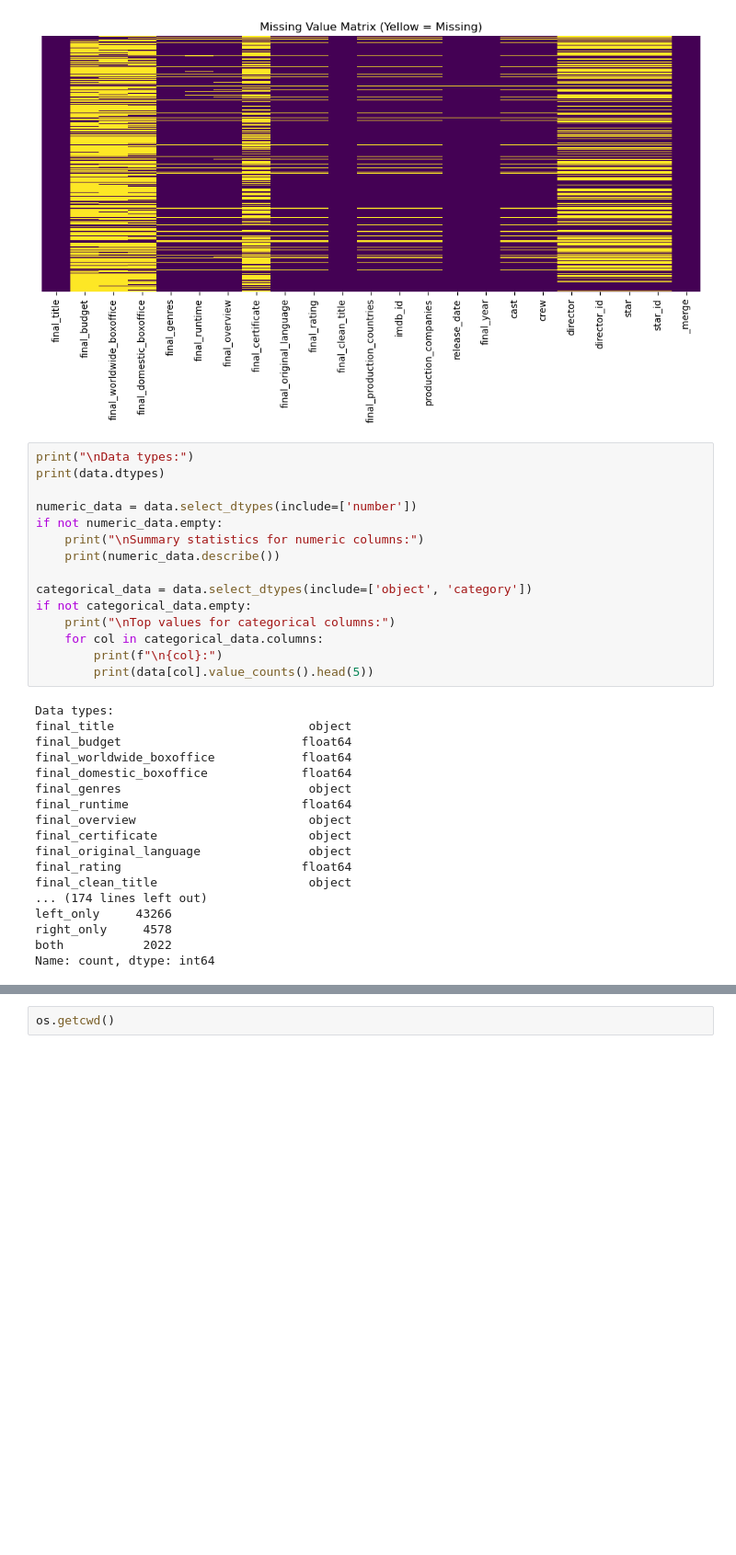
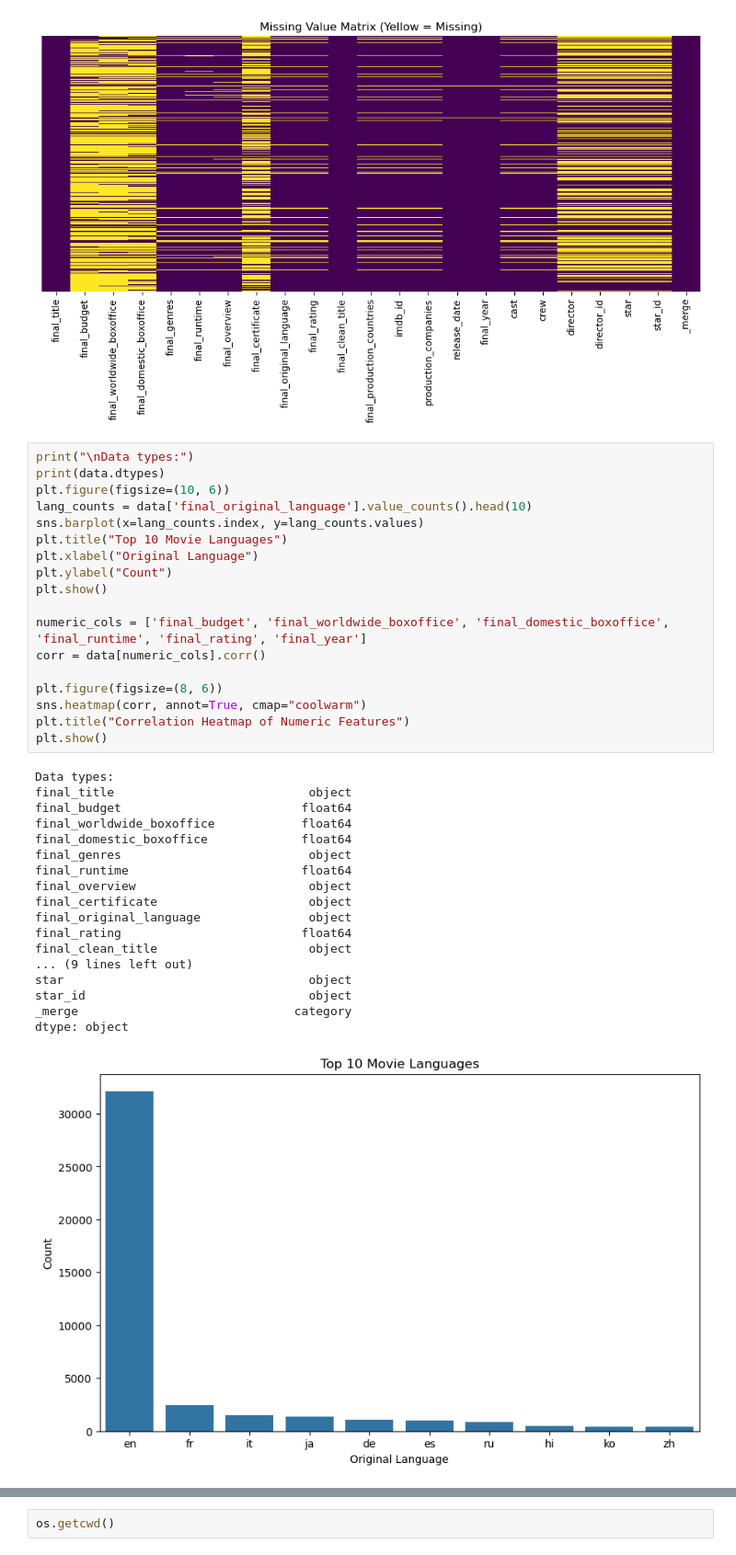
Before and after one commit to Divyantha369/spring-2025-greenlight, a Jupyter notebook: Praneed(EDA&Preprocessing)/pre_processsing.ipynb, the cells around one changed output, grey strips where cells are left out. Shown at 92% size. Cells and saved outputs as stored; diff of their text form; blank space fills up the shorter version.

```diff
--- a/Praneed(EDA&Preprocessing)/pre_processsing.ipynb
+++ b/Praneed(EDA&Preprocessing)/pre_processsing.ipynb
@@ -59,36 +61,40 @@ final_clean_title              0.00%
 _merge                         0.00%
 dtype: object
 [figure]
-# %%
-print("\nData types:")
-print(data.dtypes)
-
-numeric_data = data.select_dtypes(include=['number'])
-if not numeric_data.empty:
-    print("\nSummary statistics for numeric columns:")
-    print(numeric_data.describe())
-
-categorical_data = data.select_dtypes(include=['object', 'category'])
-if not categorical_data.empty:
-    print("\nTop values for categorical columns:")
-    for col in categorical_data.columns:
-        print(f"\n{col}:")
-        print(data[col].value_counts().head(5))
-# %% [output]
-Data types:
-final_title                           object
-final_budget                         float64
-final_worldwide_boxoffice            float64
-final_domestic_boxoffice             float64
-final_genres                          object
-final_runtime                        float64
-final_overview                        object
-final_certificate                     object
-final_original_language               object
-final_rating                         float64
-final_clean_title                     object
-... (174 lines left out)
-left_only     43266
-right_only     4578
-both           2022
-Name: count, dtype: int64
+# %%
+print("\nData types:")
+print(data.dtypes)
+plt.figure(figsize=(10, 6))
+lang_counts = data['final_original_language'].value_counts().head(10)
+sns.barplot(x=lang_counts.index, y=lang_counts.values)
+plt.title("Top 10 Movie Languages")
+plt.xlabel("Original Language")
+plt.ylabel("Count")
+plt.show()
+
+numeric_cols = ['final_budget', 'final_worldwide_boxoffice', 'final_domestic_boxoffice', 'final_runtime', 'final_rating', 'final_year']
+corr = data[numeric_cols].corr()
+
+plt.figure(figsize=(8, 6))
+sns.heatmap(corr, annot=True, cmap="coolwarm")
+plt.title("Correlation Heatmap of Numeric Features")
+plt.show()
+# %% [output]
+Data types:
+final_title                           object
+final_budget                         float64
+final_worldwide_boxoffice            float64
+final_domestic_boxoffice             float64
+final_genres                          object
+final_runtime                        float64
+final_overview                        object
+final_certificate                     object
+final_original_language               object
+final_rating                         float64
+final_clean_title                     object
+... (9 lines left out)
+star                                  object
+star_id                               object
+_merge                              category
+dtype: object
+[figure, added]
```
Also changed, not shown: parts of 4 cells of this notebook.
